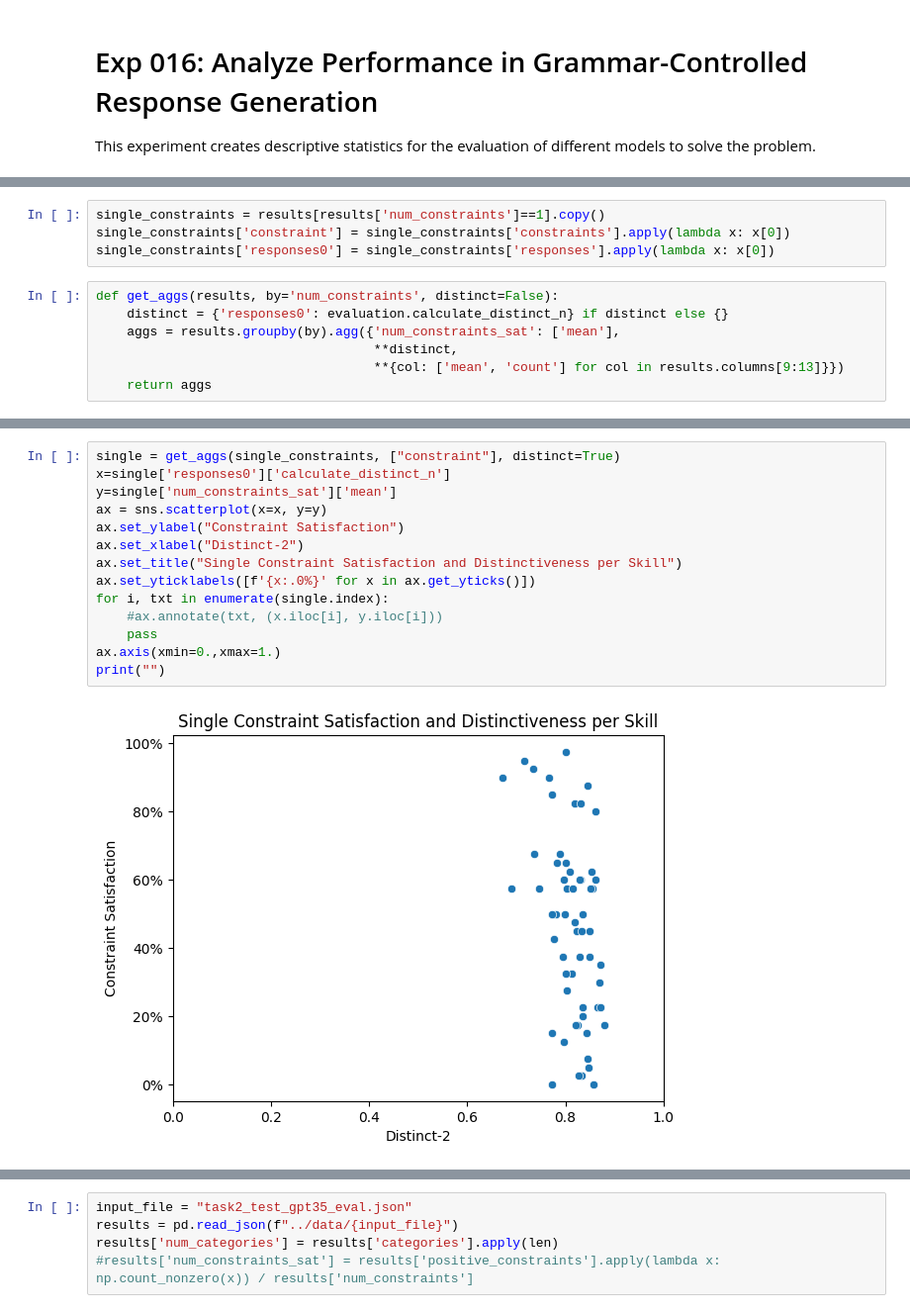
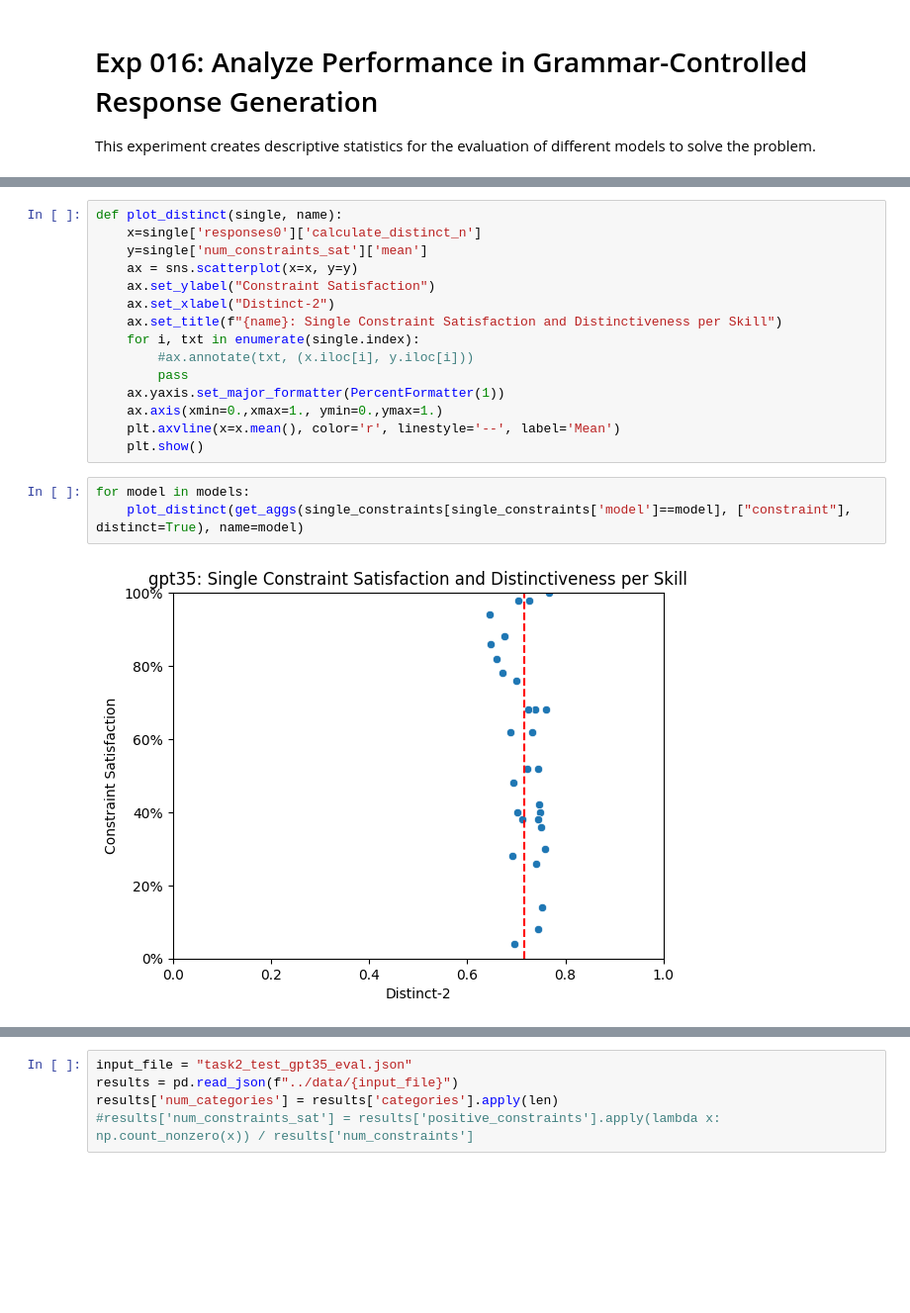
Before and after one commit to shivster2000/grammarctg, a Jupyter notebook: experiments/016_visualize_evaluation.ipynb, the cells around one changed output, grey strips where cells are left out. Shown at 99% size. Cells and saved outputs as stored; diff of their text form; blank space fills up the shorter version.

```diff
--- a/experiments/016_visualize_evaluation.ipynb
+++ b/experiments/016_visualize_evaluation.ipynb
@@ -22,12 +40 @@ results['num_constraints_sat'] = results['positive_constraints'].apply(lambda x:
-# %%
-single_constraints = results[results['num_constraints']==1].copy()
-single_constraints['constraint'] = single_constraints['constraints'].apply(lambda x: x[0])
-single_constraints['responses0'] = single_constraints['responses'].apply(lambda x: x[0])
-# %%
-def get_aggs(results, by='num_constraints', distinct=False):
-    distinct = {'responses0': evaluation.calculate_distinct_n} if distinct else {}
-    aggs = results.groupby(by).agg({'num_constraints_sat': ['mean'],
-                                    **distinct,
-                                    **{col: ['mean', 'count'] for col in results.columns[9:13]}})
-    return aggs
 # %%
@@ -41,16 +58,20 @@ get_aggs(single_constraints, ["response_hit"], distinct=True)
+# %%
+def plot_distinct(single, name):
+    x=single['responses0']['calculate_distinct_n']
+    y=single['num_constraints_sat']['mean']
+    ax = sns.scatterplot(x=x, y=y)
+    ax.set_ylabel("Constraint Satisfaction")
+    ax.set_xlabel("Distinct-2")
+    ax.set_title(f"{name}: Single Constraint Satisfaction and Distinctiveness per Skill")
+    for i, txt in enumerate(single.index):
+        #ax.annotate(txt, (x.iloc[i], y.iloc[i]))
+        pass
+    ax.yaxis.set_major_formatter(PercentFormatter(1))
+    ax.axis(xmin=0.,xmax=1., ymin=0.,ymax=1.)
+    plt.axvline(x=x.mean(), color='r', linestyle='--', label='Mean')
+    plt.show()
 # %%
-single = get_aggs(single_constraints, ["constraint"], distinct=True)
-x=single['responses0']['calculate_distinct_n']
-y=single['num_constraints_sat']['mean']
-ax = sns.scatterplot(x=x, y=y)
-ax.set_ylabel("Constraint Satisfaction")
-ax.set_xlabel("Distinct-2")
-ax.set_title("Single Constraint Satisfaction and Distinctiveness per Skill")
-ax.set_yticklabels([f'{x:.0%}' for x in ax.get_yticks()])
-for i, txt in enumerate(single.index):
-    #ax.annotate(txt, (x.iloc[i], y.iloc[i]))
-    pass
-ax.axis(xmin=0.,xmax=1.)
-print("")
+for model in models:
+    plot_distinct(get_aggs(single_constraints[single_constraints['model']==model], ["constraint"], distinct=True), name=model)
 # %% [output]
-[figure, old version]
+[figure, new version]
```
Also changed, not shown: parts of 13 cells of this notebook, 36 other files.
